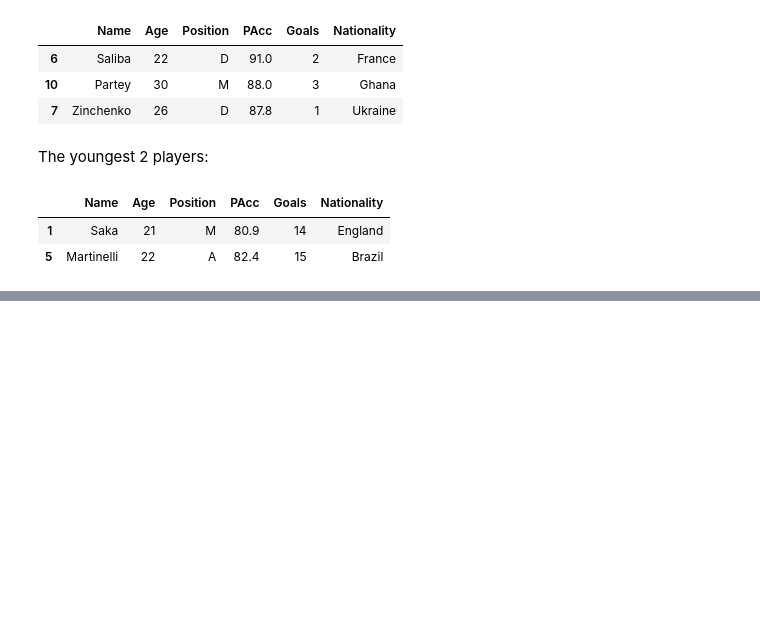
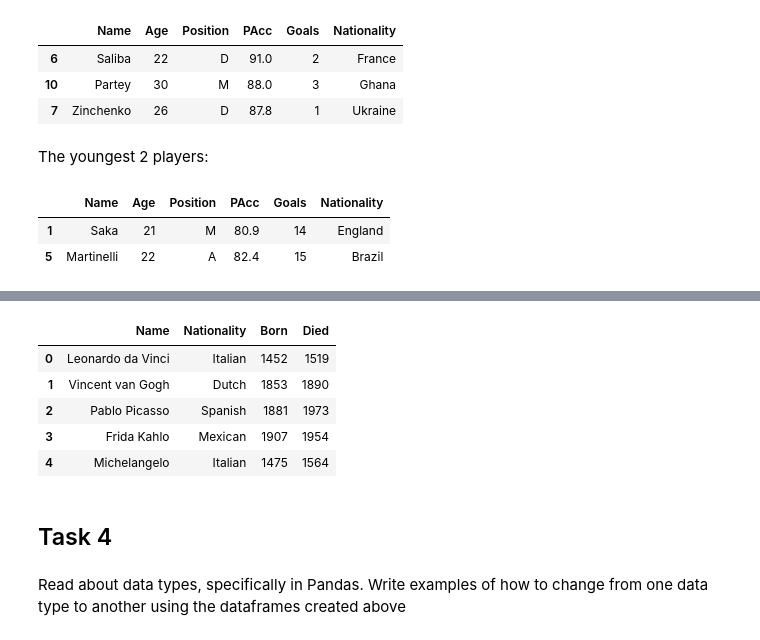
Before and after one commit to georges-saade/pandas_assignment_1, a Jupyter notebook: main.ipynb, the cells around one changed output, grey strips where cells are left out. Saved outputs shown, nothing was run; the diff lists cells and outputs as text; code cells hidden in the pictures; blank space fills up the shorter version.

Commit message:
task 3

```diff
--- a/main.ipynb
+++ b/main.ipynb
@@ -395,0 +445,22 @@ team.nsmallest(2,'Age')
+# %%
+artists_dict = {
+    'Name': ['Leonardo da Vinci', 'Vincent van Gogh', 'Pablo Picasso', 'Frida Kahlo', 'Michelangelo'],
+    'Nationality': ['Italian', 'Dutch', 'Spanish', 'Mexican', 'Italian'],
+    'Born': [1452, 1853, 1881, 1907, 1475],
+    'Died': [1519, 1890, 1973, 1954, 1564]
+}
+# %%
+df3=pd.DataFrame(artists_dict)
+# %%
+df3
+# %% [output]
+|  | Name | Nationality | Born | Died |
+| 0 | Leonardo da Vinci | Italian | 1452 | 1519 |
+| 1 | Vincent van Gogh | Dutch | 1853 | 1890 |
+| 2 | Pablo Picasso | Spanish | 1881 | 1973 |
+| 3 | Frida Kahlo | Mexican | 1907 | 1954 |
+| 4 | Michelangelo | Italian | 1475 | 1564 |
+# %% [markdown]
+## Task 4
+# %% [markdown]
+Read about data types, specifically in Pandas. Write examples of how to change from one data type to another using the dataframes created above
```
Also changed, not shown: parts of 13 cells of this notebook.
